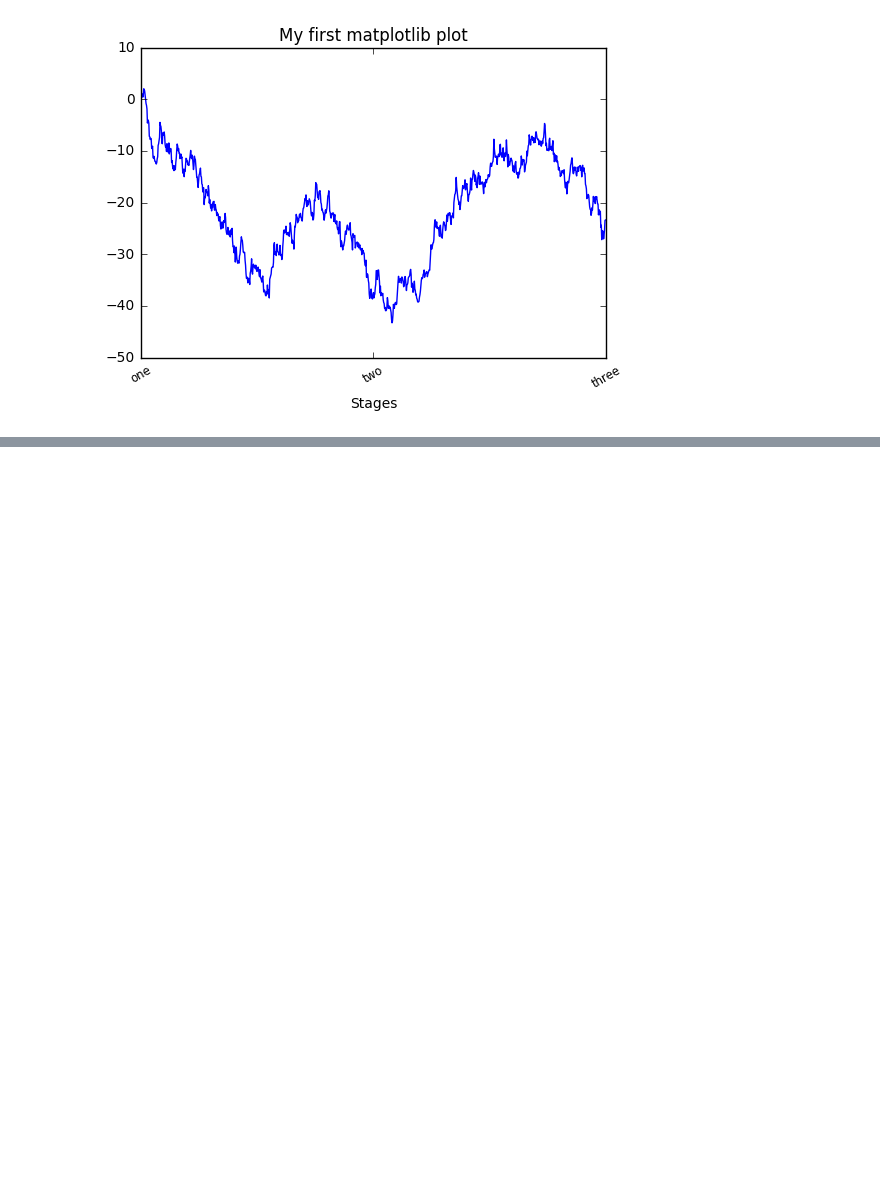
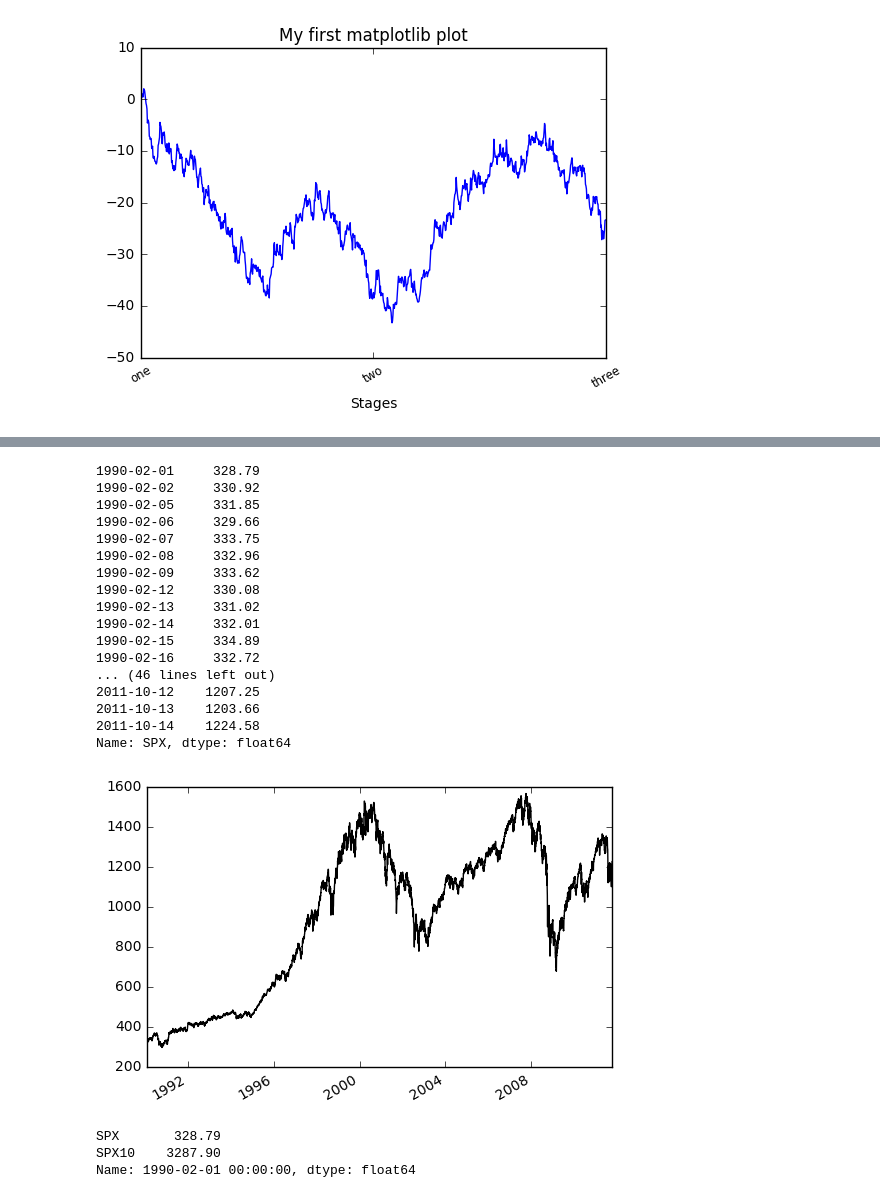
Before and after one commit to linked0/kaggle-web, a Jupyter notebook: app_ml/examples/pydata/ch08.ipynb, the cells around one changed output, grey strips where cells are left out. Drawn from its saved outputs; the diff is of its cells as text; code cells hidden in the pictures; blank space fills up the shorter version.

```diff
--- a/app_ml/examples/pydata/ch08.ipynb
+++ b/app_ml/examples/pydata/ch08.ipynb
@@ -24,0 +60,35 @@ plt.show()
+# %%
+from datetime import datetime
+
+fig = plt.figure()
+ax = fig.add_subplot(1, 1, 1)
+
+data = pd.read_csv('spx.csv', index_col=0, parse_dates=True)
+spx = data['SPX']
+
+spx.plot(ax=ax, style='k-')
+
+crisis_data = [
+    (datetime(2007, 10, 11), 'Peak of bull market'),
+    (datetime(2008, 3, 12), 'Bear Stearns Fails'),
+    (datetime(2008, 9, 15), 'Lehman Bankruptcy')
+]
+# %% [output]
+1990-02-01     328.79
+1990-02-02     330.92
+1990-02-05     331.85
+1990-02-06     329.66
+1990-02-07     333.75
+1990-02-08     332.96
+1990-02-09     333.62
+1990-02-12     330.08
+1990-02-13     331.02
+1990-02-14     332.01
+1990-02-15     334.89
+1990-02-16     332.72
+... (46 lines left out)
+2011-10-12    1207.25
+2011-10-13    1203.66
+2011-10-14    1224.58
+Name: SPX, dtype: float64
+[figure, added]
@@ -24,0 +97,6 @@ plt.show()
+# %%
+data.asof('1990-02-01')
+# %% [output]
+SPX       328.79
+SPX10    3287.90
+Name: 1990-02-01 00:00:00, dtype: float64
```
Also changed, not shown: parts of 3 cells of this notebook, 6 other files.
